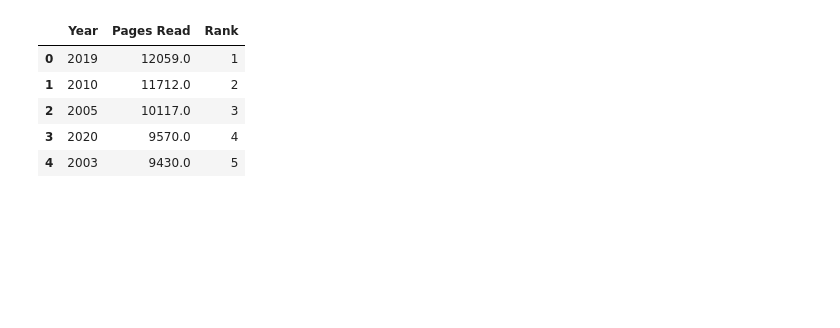
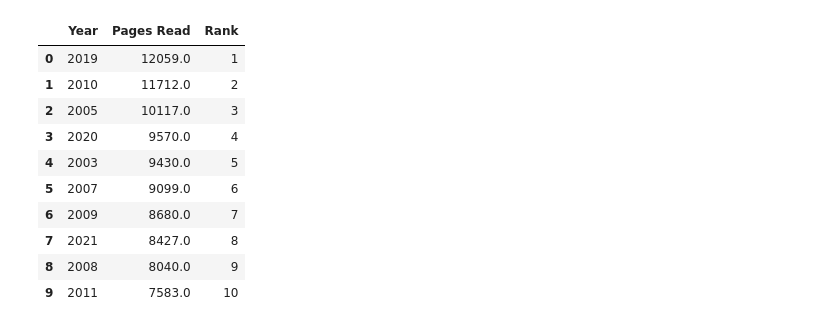
Before and after one commit to DrSkippy/php_books_database, a Jupyter notebook: tools/book_reports.ipynb, the cells around one changed output. Saved outputs shown, nothing was run; the diff lists cells and outputs as text; code cells hidden in the pictures; blank space fills up the shorter version.

```diff
--- a/tools/book_reports.ipynb
+++ b/tools/book_reports.ipynb
@@ -46,13 +46,18 @@ df1.plot("LastRead", "Progress", figsize=plot_size)
 # %%
 df = bt.get_rank_dataframe()
-df.head()
+df.head(10)
 # %% [output]
 |  | Year | Pages Read | Rank |
 | 0 | 2019 | 12059.0 | 1 |
 | 1 | 2010 | 11712.0 | 2 |
 | 2 | 2005 | 10117.0 | 3 |
 | 3 | 2020 | 9570.0 | 4 |
 | 4 | 2003 | 9430.0 | 5 |
+| 5 | 2007 | 9099.0 | 6 |
+| 6 | 2009 | 8680.0 | 7 |
+| 7 | 2021 | 8427.0 | 8 |
+| 8 | 2008 | 8040.0 | 9 |
+| 9 | 2011 | 7583.0 | 10 |
 # %%
 df[["Pages Read"]].describe().style
 # %% [output]
```
Also changed, not shown: parts of 7 cells of this notebook, 3 other files.
